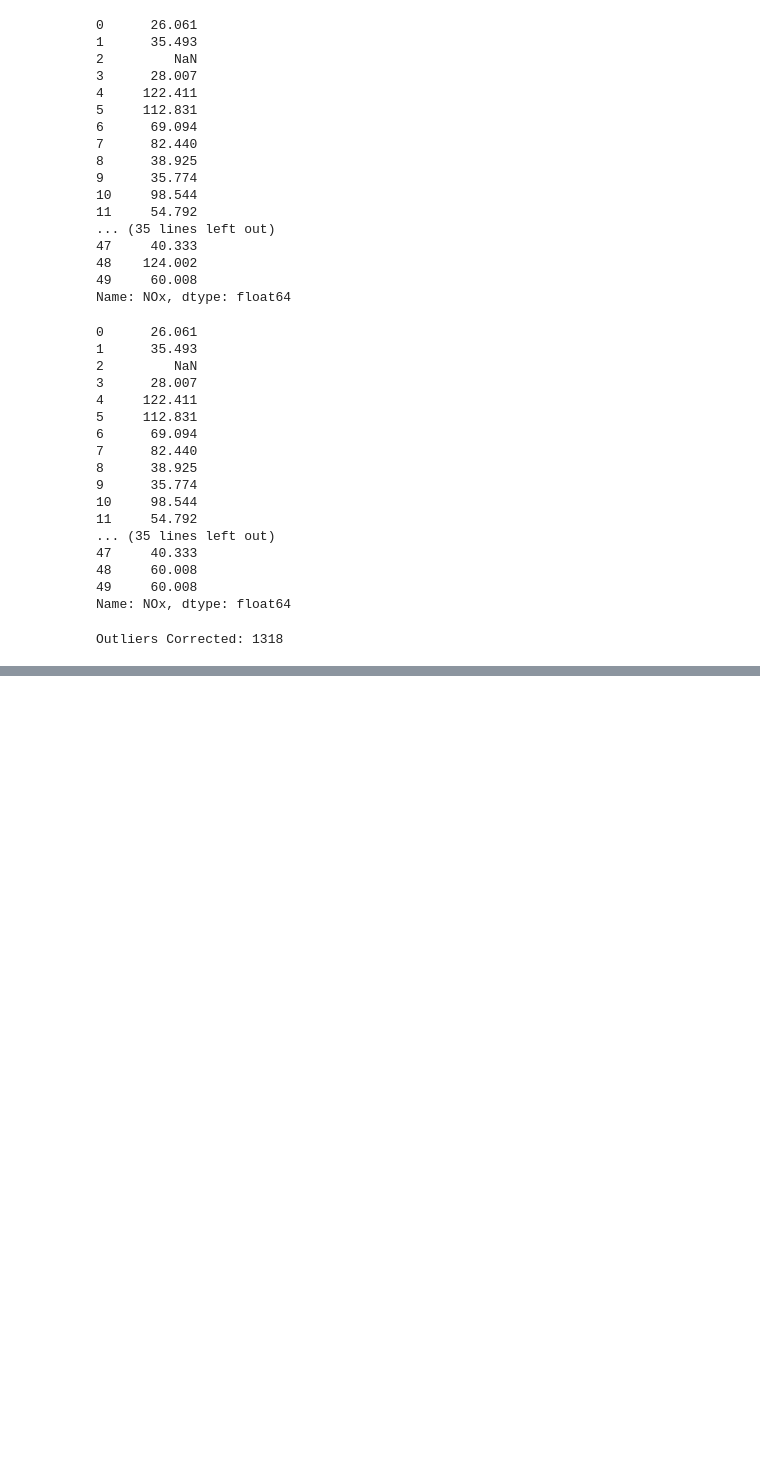
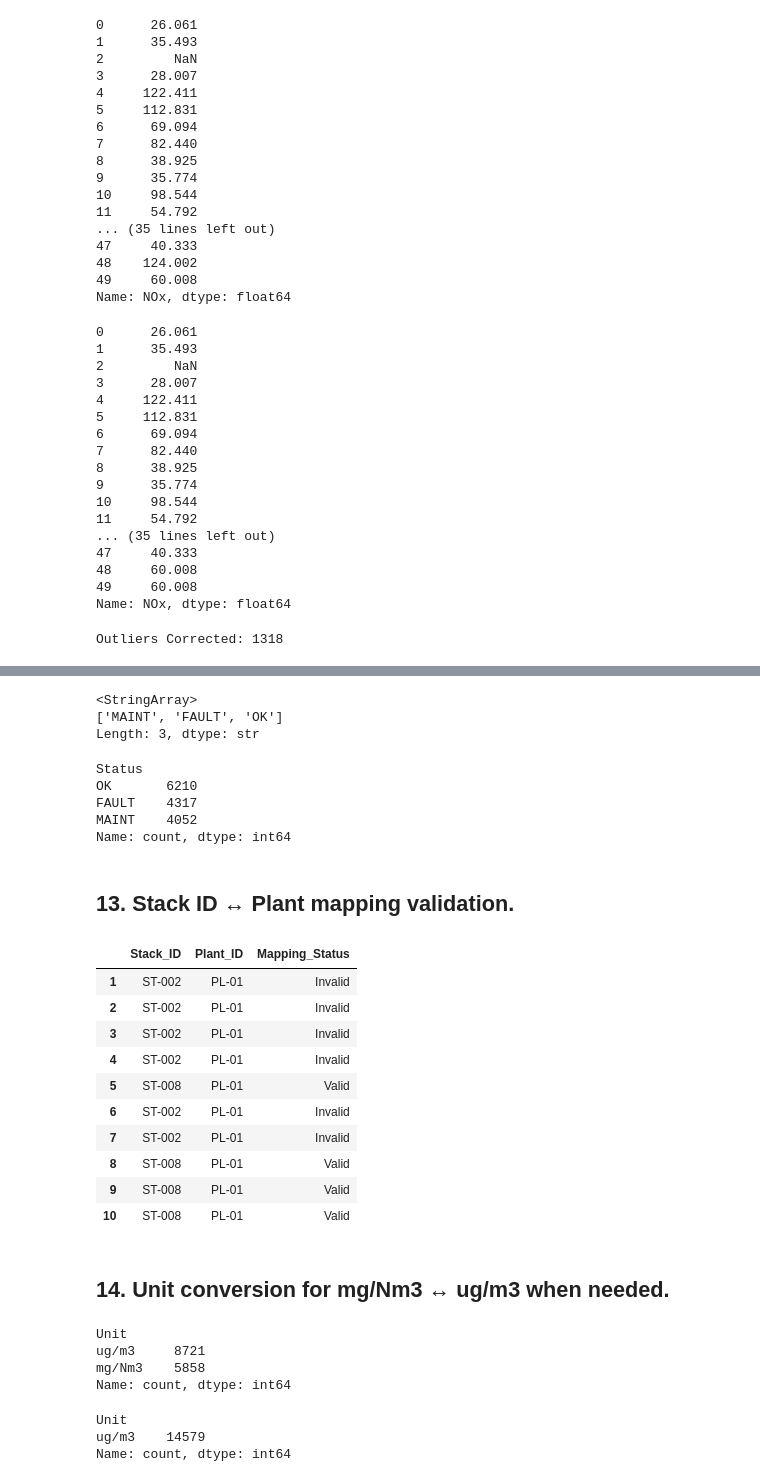
Before and after one commit to Sudipta3101/Pollution-Controls-Data-Cleaning-Transformation-, a Jupyter notebook: pollution.ipynb, the cells around one changed output, grey strips where cells are left out. Drawn from its saved outputs; the diff is of its cells as text; code cells hidden in the pictures; blank space fills up the shorter version.

```diff
--- a/pollution.ipynb
+++ b/pollution.ipynb
@@ -558,0 +822,6 @@ Outliers Corrected: 1318
+# %%
+df['LOD_NOx']=np.where(
+    df['LOD_NOx']<4.53,
+    df['LOD_NOx']/2,
+    df['LOD_NOx']
+)
@@ -558,0 +852,48 @@ Outliers Corrected: 1318
+# %%
+df["Status"] = df["Status"].str.strip().str.upper()
+# %%
+df["Status"].unique()
+# %% [output]
+<StringArray>
+['MAINT', 'FAULT', 'OK']
+Length: 3, dtype: str
+# %%
+df["Status"].value_counts()
+# %% [output]
+Status
+OK       6210
+FAULT    4317
+MAINT    4052
+Name: count, dtype: int64
+# %% [markdown]
+## 13. Stack ID ↔ Plant mapping validation.
+# %%
+df["Plant_Count"] = df.groupby("Stack_ID")["Plant_ID"].transform("nunique")
+# %%
+df["Mapping_Status"] = np.where(
+    df["Plant_Count"] > 1,
+    "Invalid",
+    "Valid")
+# %%
+df.loc[1:10,['Stack_ID','Plant_ID','Mapping_Status']]
+# %% [output]
+|  | Stack_ID | Plant_ID | Mapping_Status |
+| 1 | ST-002 | PL-01 | Invalid |
+| 2 | ST-002 | PL-01 | Invalid |
+| 3 | ST-002 | PL-01 | Invalid |
+| 4 | ST-002 | PL-01 | Invalid |
+| 5 | ST-008 | PL-01 | Valid |
+| 6 | ST-002 | PL-01 | Invalid |
+| 7 | ST-002 | PL-01 | Invalid |
+| 8 | ST-008 | PL-01 | Valid |
+| 9 | ST-008 | PL-01 | Valid |
+| 10 | ST-008 | PL-01 | Valid |
+# %% [markdown]
+## 14. Unit conversion for mg/Nm3 ↔ ug/m3 when needed.
+# %%
+df["Unit"].value_counts()
+# %% [output]
+Unit
+ug/m3     8721
+mg/Nm3    5858
+Name: count, dtype: int64
@@ -558,0 +906,6 @@ Outliers Corrected: 1318
+# %%
+df["Unit"].value_counts()
+# %% [output]
+Unit
+ug/m3    14579
+Name: count, dtype: int64
```
Also changed, not shown: parts of 66 cells of this notebook.
